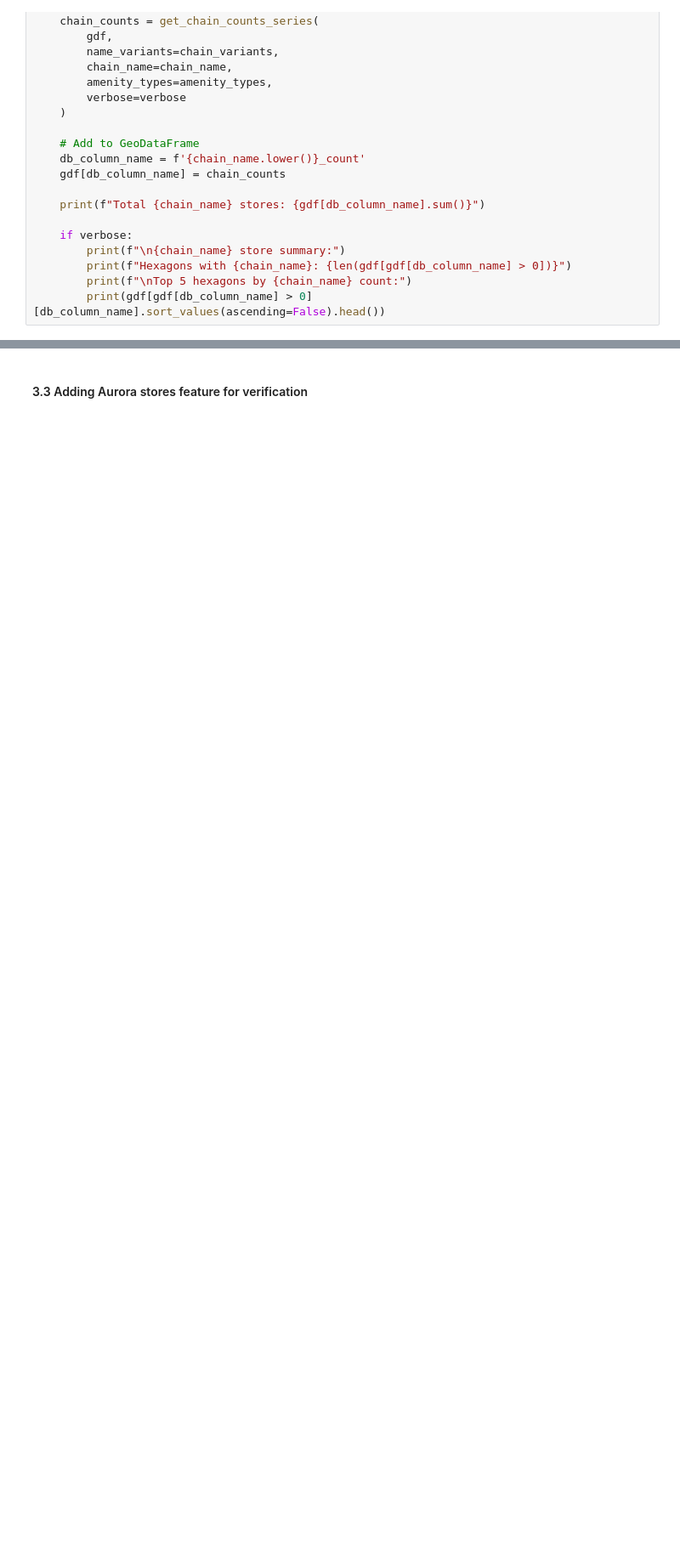
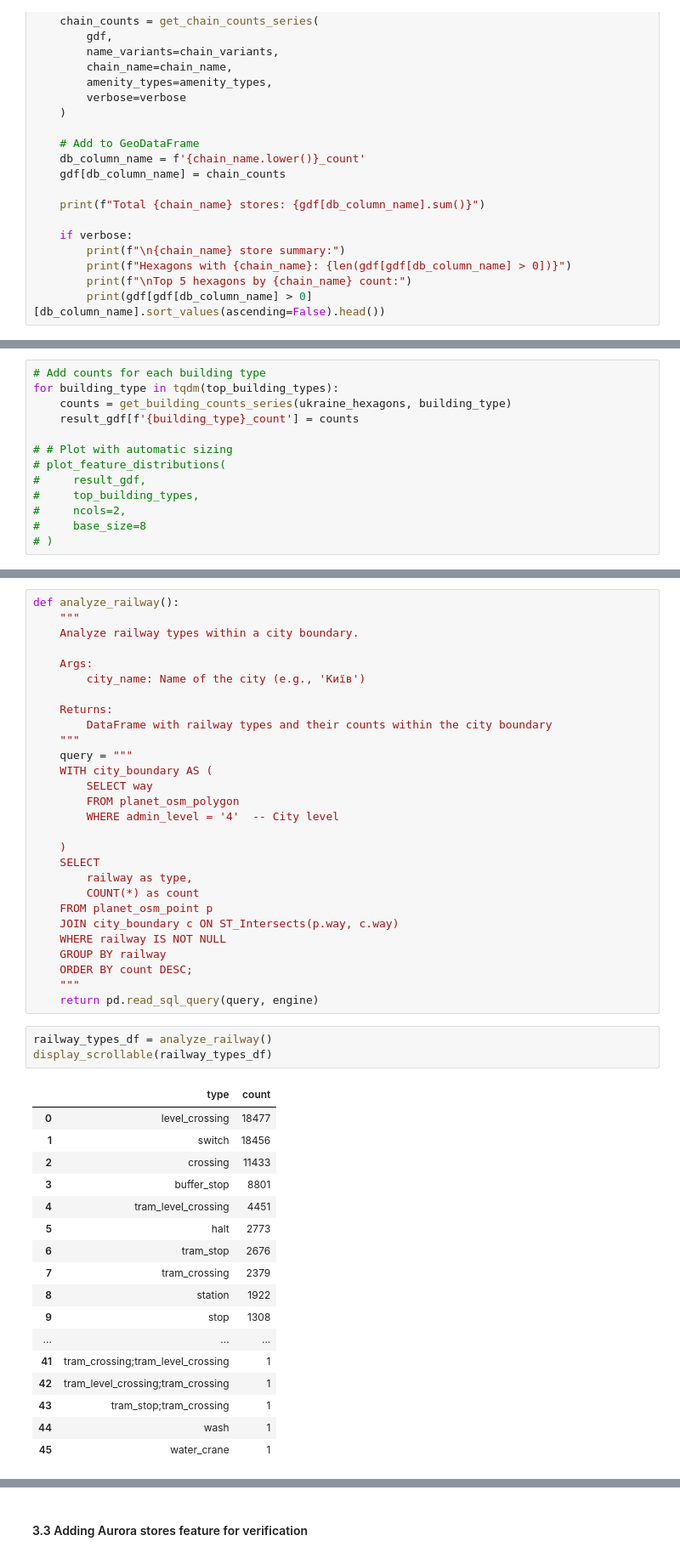
Before and after one commit to Berehulia/ucu-ml-25, a Jupyter notebook: osm-postgis/notebooks/feature_construction_all_ukraine.ipynb, the cells around one changed output, grey strips where cells are left out. Shown: that part at 85% size. Cells and saved outputs as stored; diff of their text form; blank space fills up the shorter version.

```diff
--- a/osm-postgis/notebooks/feature_construction_all_ukraine.ipynb
+++ b/osm-postgis/notebooks/feature_construction_all_ukraine.ipynb
@@ -822,0 +855,13 @@ Total fora stores: 200
+# %%
+# Add counts for each building type
+for building_type in tqdm(top_building_types):
+    counts = get_building_counts_series(ukraine_hexagons, building_type)
+    result_gdf[f'{building_type}_count'] = counts
+
+# # Plot with automatic sizing
+# plot_feature_distributions(
+#     result_gdf,
+#     top_building_types,
+#     ncols=2,
+#     base_size=8
+# )
@@ -822,0 +872,49 @@ Total fora stores: 200
+# %%
+def analyze_railway():
+    """
+    Analyze railway types within a city boundary.
+
+    Args:
+        city_name: Name of the city (e.g., 'Київ')
+
+    Returns:
+        DataFrame with railway types and their counts within the city boundary
+    """
+    query = """
+    WITH city_boundary AS (
+        SELECT way
+        FROM planet_osm_polygon
+        WHERE admin_level = '4'  -- City level
+
+    )
+    SELECT
+        railway as type,
+        COUNT(*) as count
+    FROM planet_osm_point p
+    JOIN city_boundary c ON ST_Intersects(p.way, c.way)
+    WHERE railway IS NOT NULL
+    GROUP BY railway
+    ORDER BY count DESC;
+    """
+    return pd.read_sql_query(query, engine)
+# %%
+railway_types_df = analyze_railway()
+display_scrollable(railway_types_df)
+# %% [output]
+|  | type | count |
+| 0 | level_crossing | 18477 |
+| 1 | switch | 18456 |
+| 2 | crossing | 11433 |
+| 3 | buffer_stop | 8801 |
+| 4 | tram_level_crossing | 4451 |
+| 5 | halt | 2773 |
+| 6 | tram_stop | 2676 |
+| 7 | tram_crossing | 2379 |
+| 8 | station | 1922 |
+| 9 | stop | 1308 |
+| ... | ... | ... |
+| 41 | tram_crossing;tram_level_crossing | 1 |
+| 42 | tram_level_crossing;tram_crossing | 1 |
+| 43 | tram_stop;tram_crossing | 1 |
+| 44 | wash | 1 |
+| 45 | water_crane | 1 |
```
Also changed, not shown: parts of 21 cells of this notebook, 22 other files.
